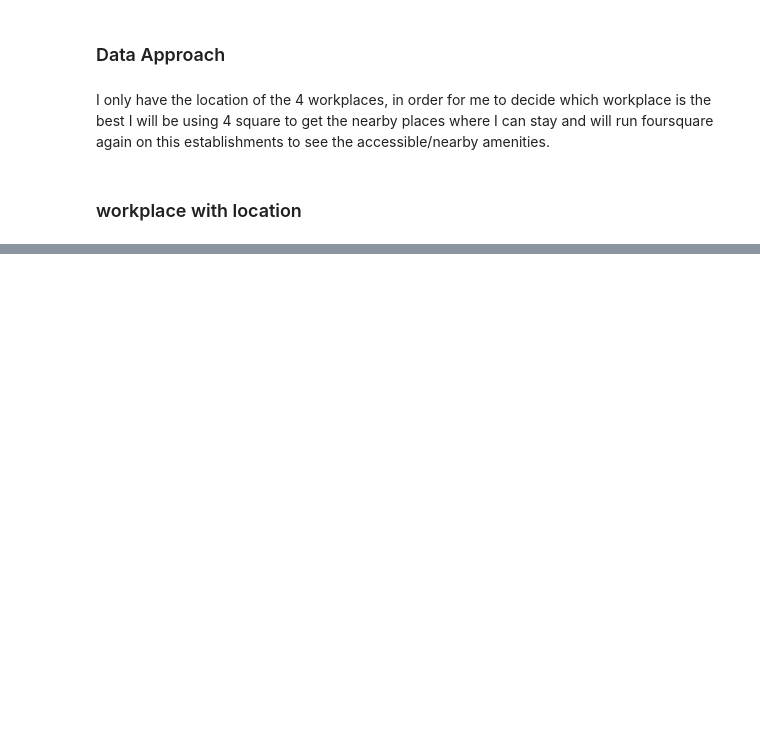
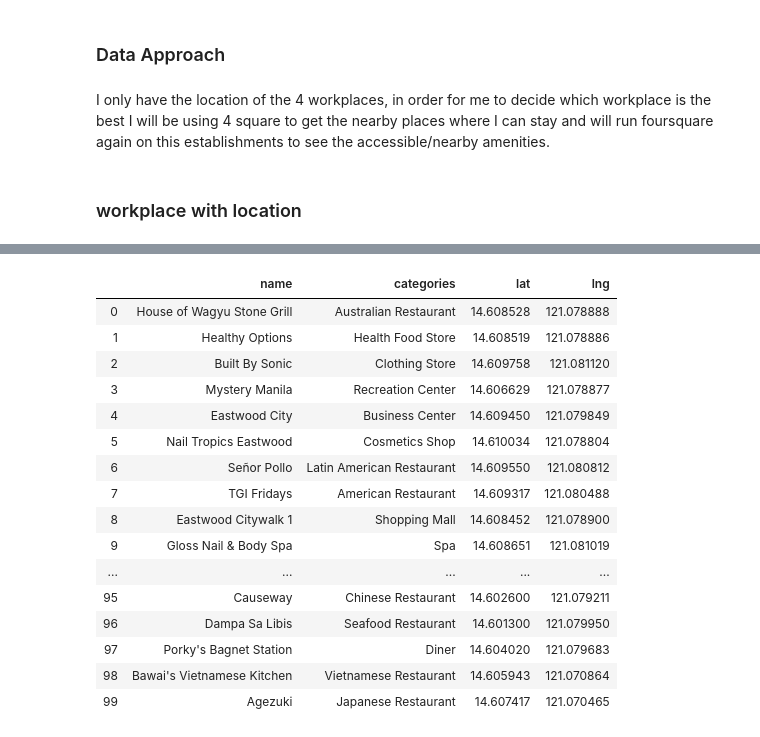
Before and after one commit to harold-batalon/final_output, a Jupyter notebook: Final Output.ipynb, the cells around one changed output, grey strips where cells are left out. Saved outputs shown, nothing was run; the diff lists cells and outputs as text; code cells hidden in the pictures; blank space fills up the shorter version.

```diff
--- a/Final Output.ipynb
+++ b/Final Output.ipynb
@@ -47,0 +167,21 @@ Libraries imported.
+# %%
+nearby_workplace_2 = get_nearby(df.iloc[1,1], df.iloc[1,2], radius = 1000, limit = 200)
+nearby_workplace_2
+# %% [output]
+|  | name | categories | lat | lng |
+| 0 | House of Wagyu Stone Grill | Australian Restaurant | 14.608528 | 121.078888 |
+| 1 | Healthy Options | Health Food Store | 14.608519 | 121.078886 |
+| 2 | Built By Sonic | Clothing Store | 14.609758 | 121.081120 |
+| 3 | Mystery Manila | Recreation Center | 14.606629 | 121.078877 |
+| 4 | Eastwood City | Business Center | 14.609450 | 121.079849 |
+| 5 | Nail Tropics Eastwood | Cosmetics Shop | 14.610034 | 121.078804 |
+| 6 | Señor Pollo | Latin American Restaurant | 14.609550 | 121.080812 |
+| 7 | TGI Fridays | American Restaurant | 14.609317 | 121.080488 |
+| 8 | Eastwood Citywalk 1 | Shopping Mall | 14.608452 | 121.078900 |
+| 9 | Gloss Nail & Body Spa | Spa | 14.608651 | 121.081019 |
+| ... | ... | ... | ... | ... |
+| 95 | Causeway | Chinese Restaurant | 14.602600 | 121.079211 |
+| 96 | Dampa Sa Libis | Seafood Restaurant | 14.601300 | 121.079950 |
+| 97 | Porky's Bagnet Station | Diner | 14.604020 | 121.079683 |
+| 98 | Bawai's Vietnamese Kitchen | Vietnamese Restaurant | 14.605943 | 121.070864 |
+| 99 | Agezuki | Japanese Restaurant | 14.607417 | 121.070465 |
```
Also changed, not shown: parts of 38 cells of this notebook.
